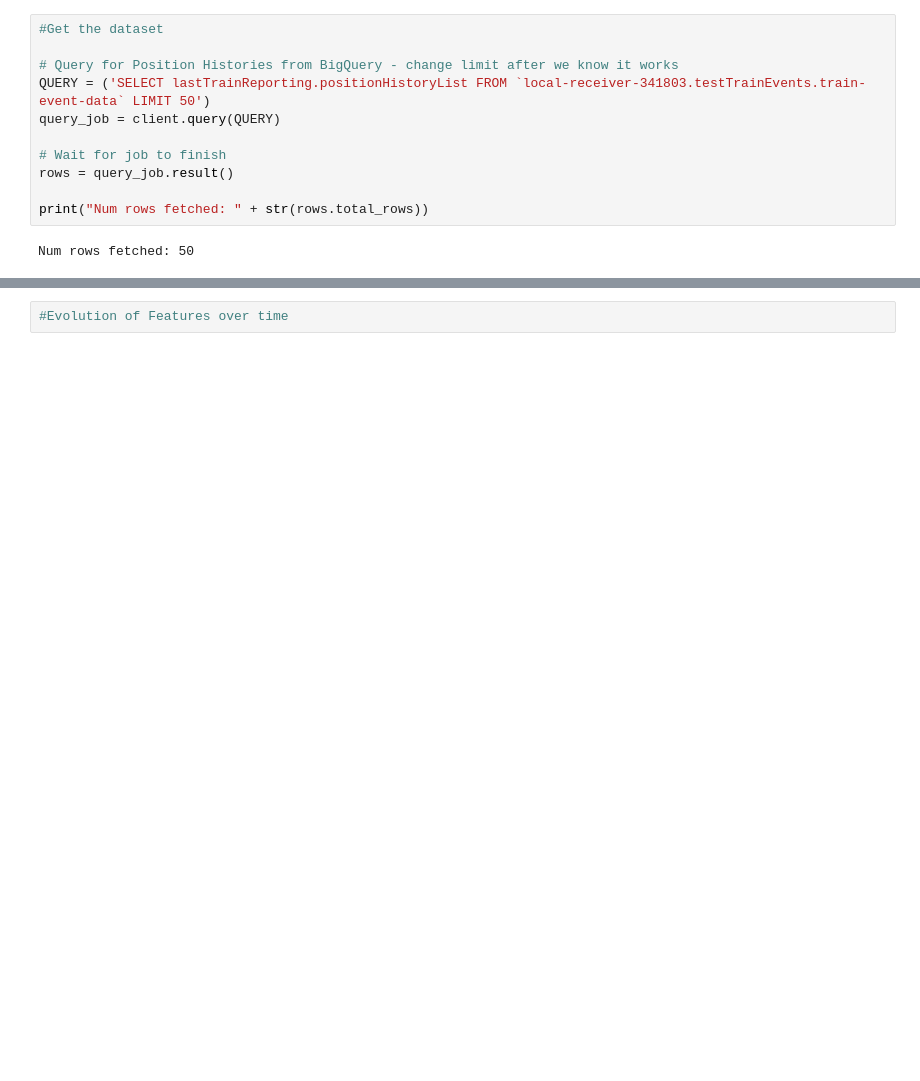
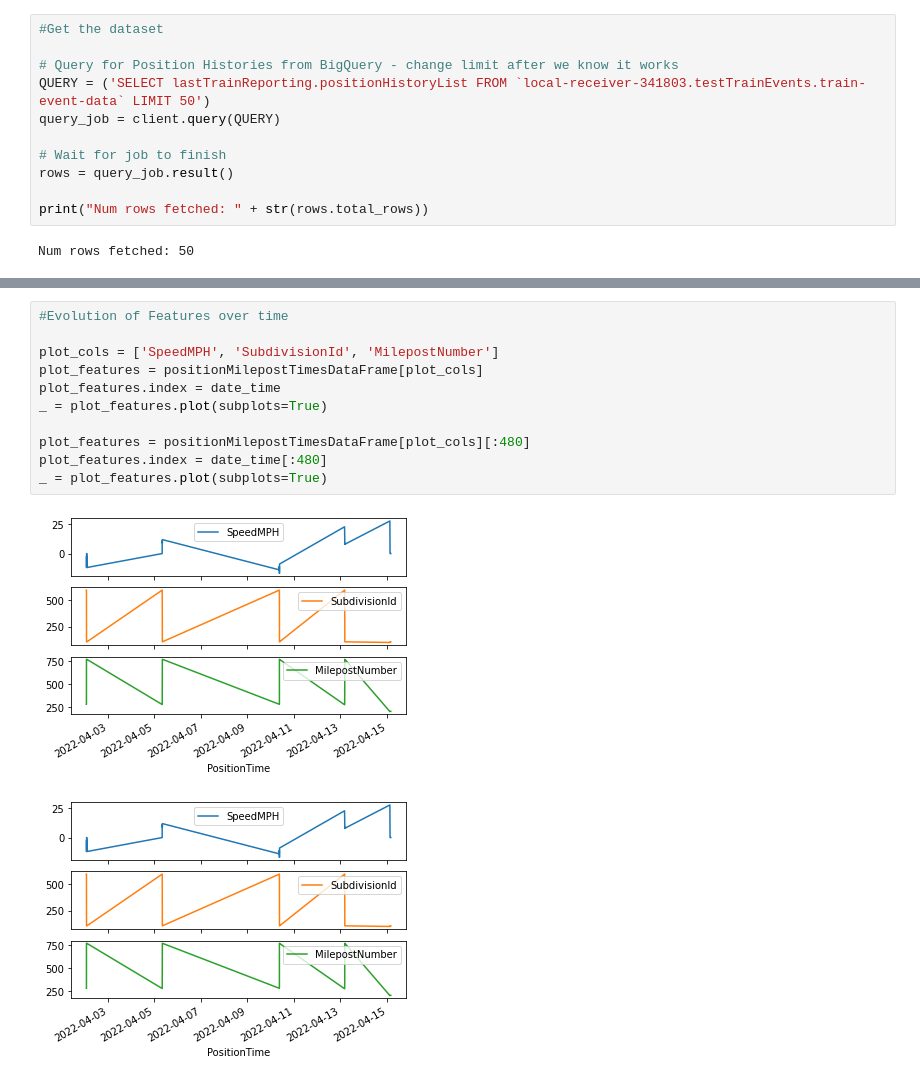
Before and after one commit to uno-amullinnix/train-position-model, a Jupyter notebook: notebooks/TimeSeriesForecasting.ipynb, the cells around one changed output, grey strips where cells are left out. Cells and saved outputs as stored; diff of their text form; blank space fills up the shorter version.

Commit message:
All the way up to Data Windowing

```diff
--- a/notebooks/TimeSeriesForecasting.ipynb
+++ b/notebooks/TimeSeriesForecasting.ipynb
@@ -78,4 +99,16 @@ positionMilepostTimesDataFrame.head()
-# %%
-#Evolution of Features over time
+# %%
+#Evolution of Features over time
+
+plot_cols = ['SpeedMPH', 'SubdivisionId', 'MilepostNumber']
+plot_features = positionMilepostTimesDataFrame[plot_cols]
+plot_features.index = date_time
+_ = plot_features.plot(subplots=True)
+
+plot_features = positionMilepostTimesDataFrame[plot_cols][:480]
+plot_features.index = date_time[:480]
+_ = plot_features.plot(subplots=True)
+# %% [output]
+[figure, added]
+[figure, added]
 # %%
 # Inspect and clean up - look at statistics of dataset
```
Also changed, not shown: parts of 10 cells of this notebook.
